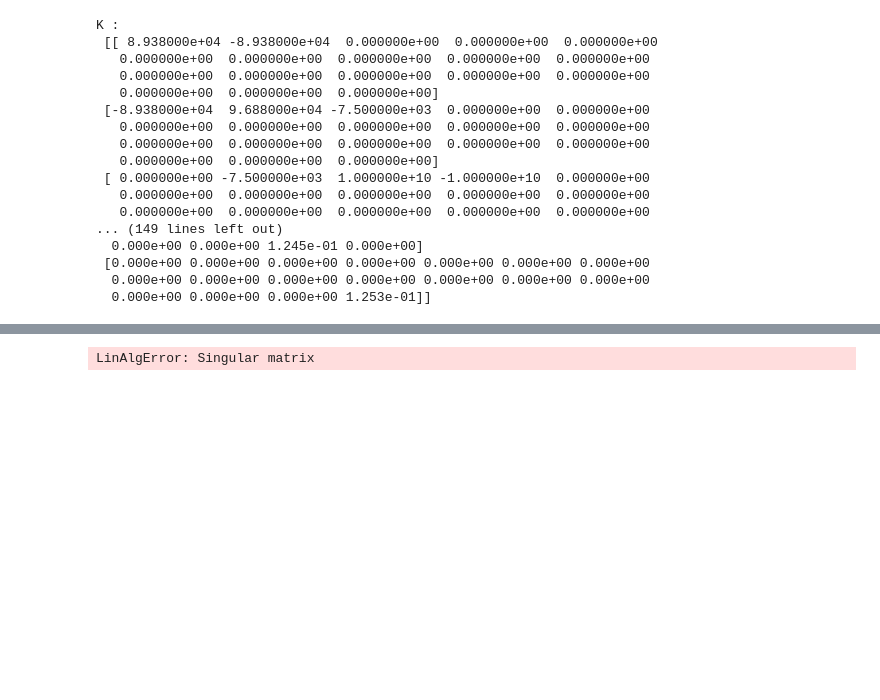
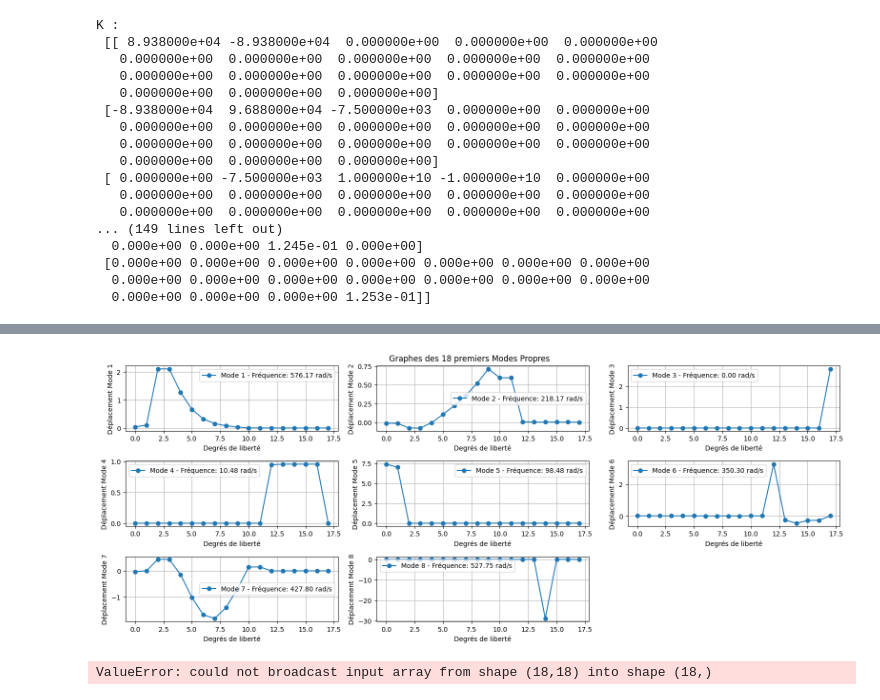
Before and after one commit to Clotilde636/Projet_CSV, a Jupyter notebook: Projet.ipynb, the cells around one changed output, grey strips where cells are left out. Cells and saved outputs as stored; diff of their text form; code cells hidden in the pictures; blank space fills up the shorter version.

```diff
--- a/Projet.ipynb
+++ b/Projet.ipynb
@@ -50,7 +50,7 @@ def readCsv(adress):
       - liste des fréquences propres
 """
 
-def ModePropre(M, K):
+def modePropre(M, K):
     # Résoudre le problème des valeurs propres généralisées pour (K - ω^2 M) = 0
     eigenvalues, eigenvectors = scipy.linalg.eigh(K, M)
 
@@ -61,23 +61,3 @@ def ModePropre(M, K):
     frequences_propres_hz = frequences_propres_rad_s / (2 * np.pi)
 
     return frequences_propres_hz, eigenvectors
-
-
-"""def modePropre(M,K):
-    eigvals, eigvecs = scipy.linalg.eig(K, M)
-
-    # Filtrer les valeurs propres réelles positives
-    idx = np.argsort(np.real(eigvals))
-    eigvals_real = np.real(abs(eigvals))
-    eigvecs_real = np.real(abs(eigvecs))
-
-    # Filtrer les valeurs propres réelles positives
-    # Cela suppose que les valeurs propres avec des parties réelles négatives indiquent une instabilité
-    eigvals_real = eigvals_real[positive_idx]
-    eigvecs_real = eigvecs_real[:, positive_idx]
-
-    # Calcul des fréquences propres en Hz
-    omega_n = np.sqrt(np.real(eigvals))  # en rad/s
-    freq_n = omega_n / (2 * np.pi)       # en Hz
-
-    return(eigvals_real, eigvecs_real, freq_n)"""
@@ -273,4 +231,15 @@ DeformeeModale(J, K)
-# %%
-repFrequence(J, K, F, 0, 2000, Nddl)
-# %% [output]
-LinAlgError: Singular matrix
+# %%
+#DeformeeModale(J, K)
+tracerNModesPropres(J, K, 8)
+# %% [output]
+[figure, added]
+# %%
+frequencies_rad_s = np.linspace(0, 19000, 10000)
+
+# Calcul de la réponse en fréquence
+response_magnitude = calculer_reponse_frequence(J, K, F, frequencies_rad_s)
+
+# Tracer la réponse en fréquence
+tracer_reponse_frequence(response_magnitude, frequencies_rad_s)
+# %% [output]
+ValueError: could not broadcast input array from shape (18,18) into shape (18,)
```
Also changed, not shown: parts of 6 cells of this notebook.
